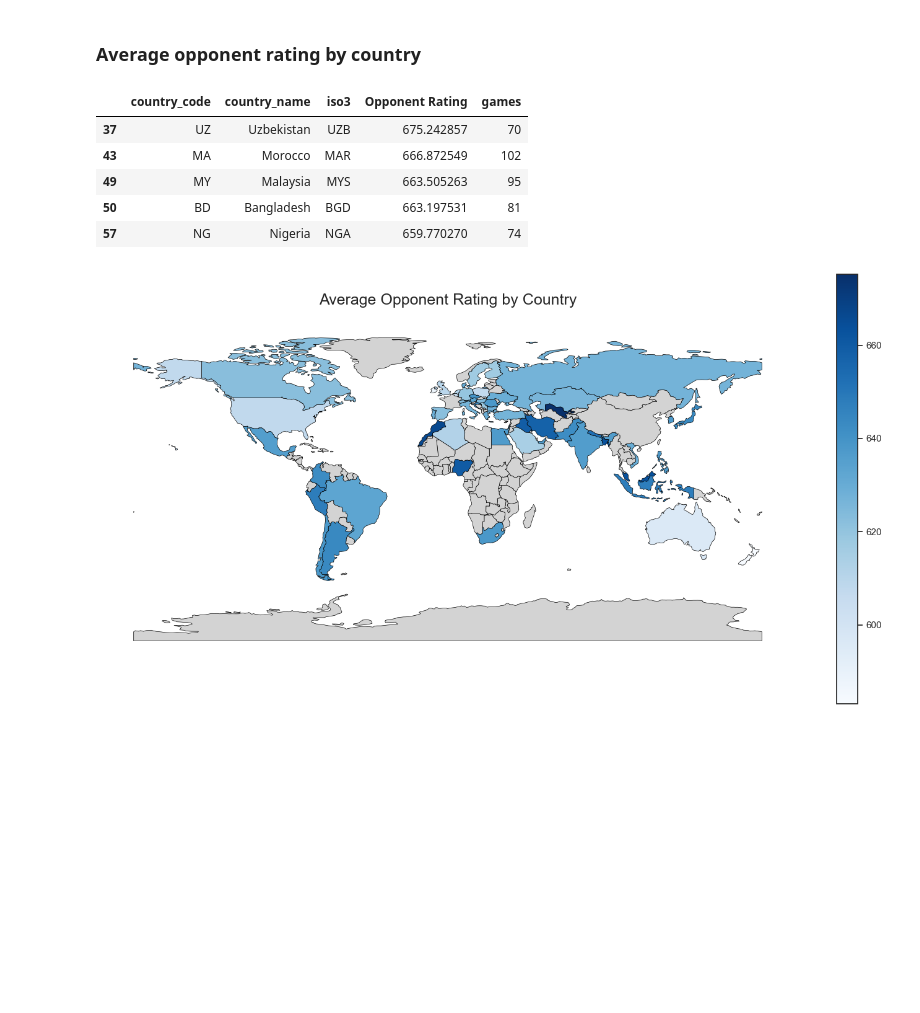
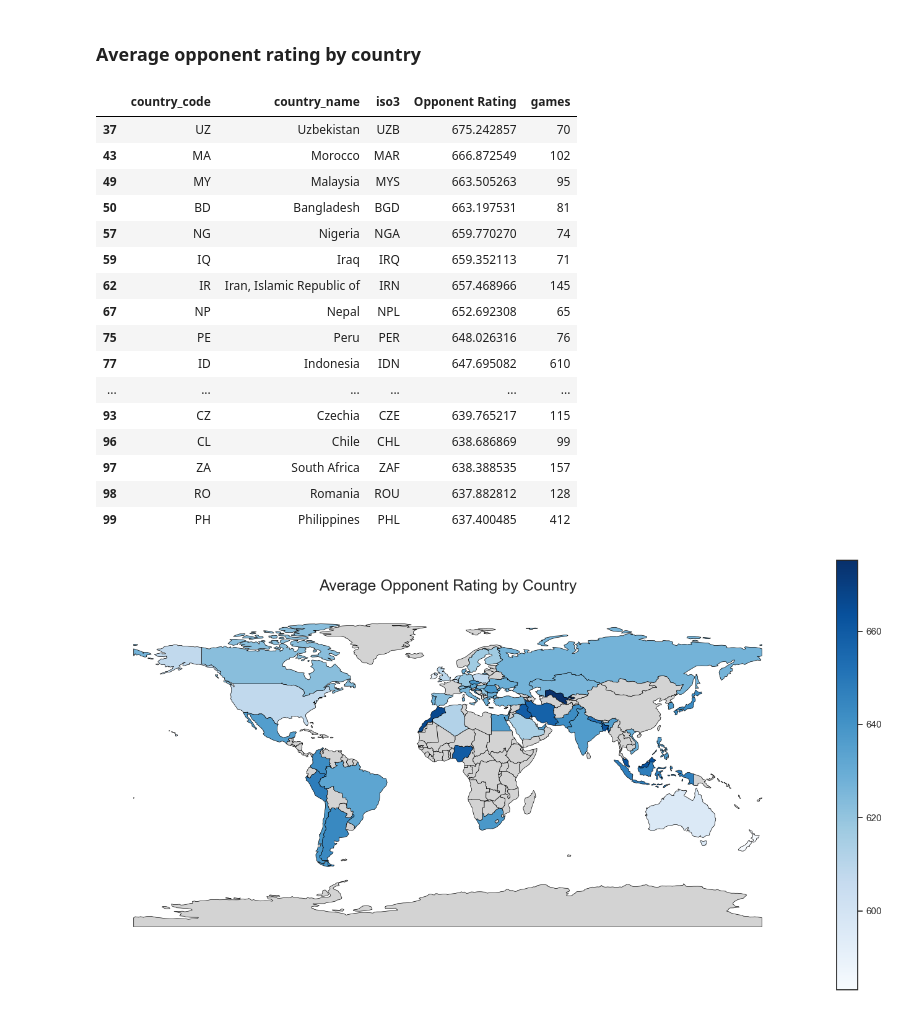
Before and after one commit to elmurie/chesscom-personal-analysis, a Jupyter notebook: notebooks/03_exploratory_analysis.ipynb, the cells around one changed output. Drawn from its saved outputs; the diff is of its cells as text; code cells hidden in the pictures; blank space fills up the shorter version.

```diff
--- a/notebooks/03_exploratory_analysis.ipynb
+++ b/notebooks/03_exploratory_analysis.ipynb
@@ -761,31 +763,42 @@ plt.show()
 # %%
 country_avg_rating = (
     geo_games
     .groupby(["country_code", "country_name", "iso3"])
     .agg({
         "opponent_rating": "mean",
         "url": "count"
     })
     .rename(columns={
         "opponent_rating": "Opponent Rating",
         "url": "games"
     })
     .sort_values(by="Opponent Rating",ascending=False)
     .reset_index()
 )
 
 country_avg_rating = country_avg_rating[
     country_avg_rating["games"] >= 50
 ]
 
-country_avg_rating.head()
+country_avg_rating.head(20)
 # %% [output]
 |  | country_code | country_name | iso3 | Opponent Rating | games |
 | 37 | UZ | Uzbekistan | UZB | 675.242857 | 70 |
 | 43 | MA | Morocco | MAR | 666.872549 | 102 |
 | 49 | MY | Malaysia | MYS | 663.505263 | 95 |
 | 50 | BD | Bangladesh | BGD | 663.197531 | 81 |
 | 57 | NG | Nigeria | NGA | 659.770270 | 74 |
+| 59 | IQ | Iraq | IRQ | 659.352113 | 71 |
+| 62 | IR | Iran, Islamic Republic of | IRN | 657.468966 | 145 |
+| 67 | NP | Nepal | NPL | 652.692308 | 65 |
+| 75 | PE | Peru | PER | 648.026316 | 76 |
+| 77 | ID | Indonesia | IDN | 647.695082 | 610 |
+| ... | ... | ... | ... | ... | ... |
+| 93 | CZ | Czechia | CZE | 639.765217 | 115 |
+| 96 | CL | Chile | CHL | 638.686869 | 99 |
+| 97 | ZA | South Africa | ZAF | 638.388535 | 157 |
+| 98 | RO | Romania | ROU | 637.882812 | 128 |
+| 99 | PH | Philippines | PHL | 637.400485 | 412 |
 # %%
 import geopandas as gpd
 import matplotlib.pyplot as plt
```
Also changed, not shown: parts of 10 cells of this notebook.
